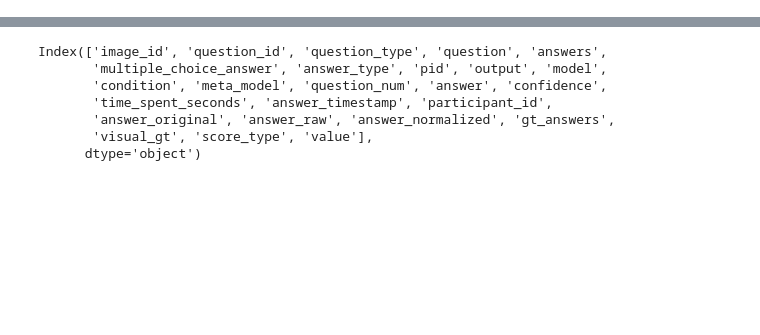
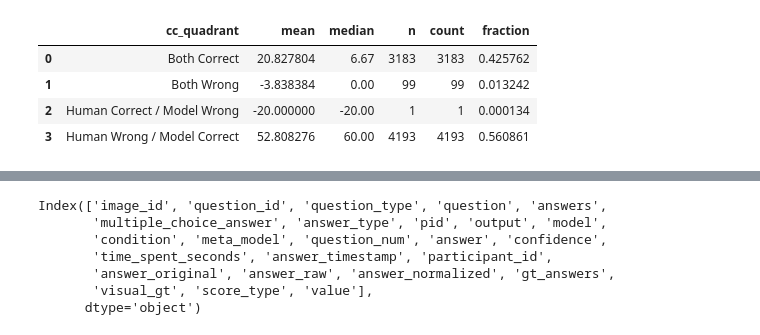
Before and after one commit to unolop/HPA, a Jupyter notebook: evaluation/analysis/A1_vqa.ipynb, the cells around one changed output, grey strips where cells are left out. Saved outputs shown, nothing was run; the diff lists cells and outputs as text; code cells hidden in the pictures; blank space fills up the shorter version.

```diff
--- a/evaluation/analysis/A1_vqa.ipynb
+++ b/evaluation/analysis/A1_vqa.ipynb
@@ -247,0 +153,11 @@ ag
+# %%
+# from utils.quadrants import quadrant_proportions_table, median_mg_table
+quad_stat = pd.merge(median_mg_table(mms, "MG_Acc"), quadrant_proportions_table(mms), on =['cc_quadrant'], suffixes=('_MG_Acc', ''))
+quad_stat.to_latex('./tables/4_VQA_quad_stat.tex', float_format="%.1f")
+quad_stat
+# %% [output]
+|  | cc_quadrant | mean | median | n | count | fraction |
+| 0 | Both Correct | 20.827804 | 6.67 | 3183 | 3183 | 0.425762 |
+| 1 | Both Wrong | -3.838384 | 0.00 | 99 | 99 | 0.013242 |
+| 2 | Human Correct / Model Wrong | -20.000000 | -20.00 | 1 | 1 | 0.000134 |
+| 3 | Human Wrong / Model Correct | 52.808276 | 60.00 | 4193 | 4193 | 0.560861 |
```
Also changed, not shown: parts of 29 cells of this notebook, 24 other files.
